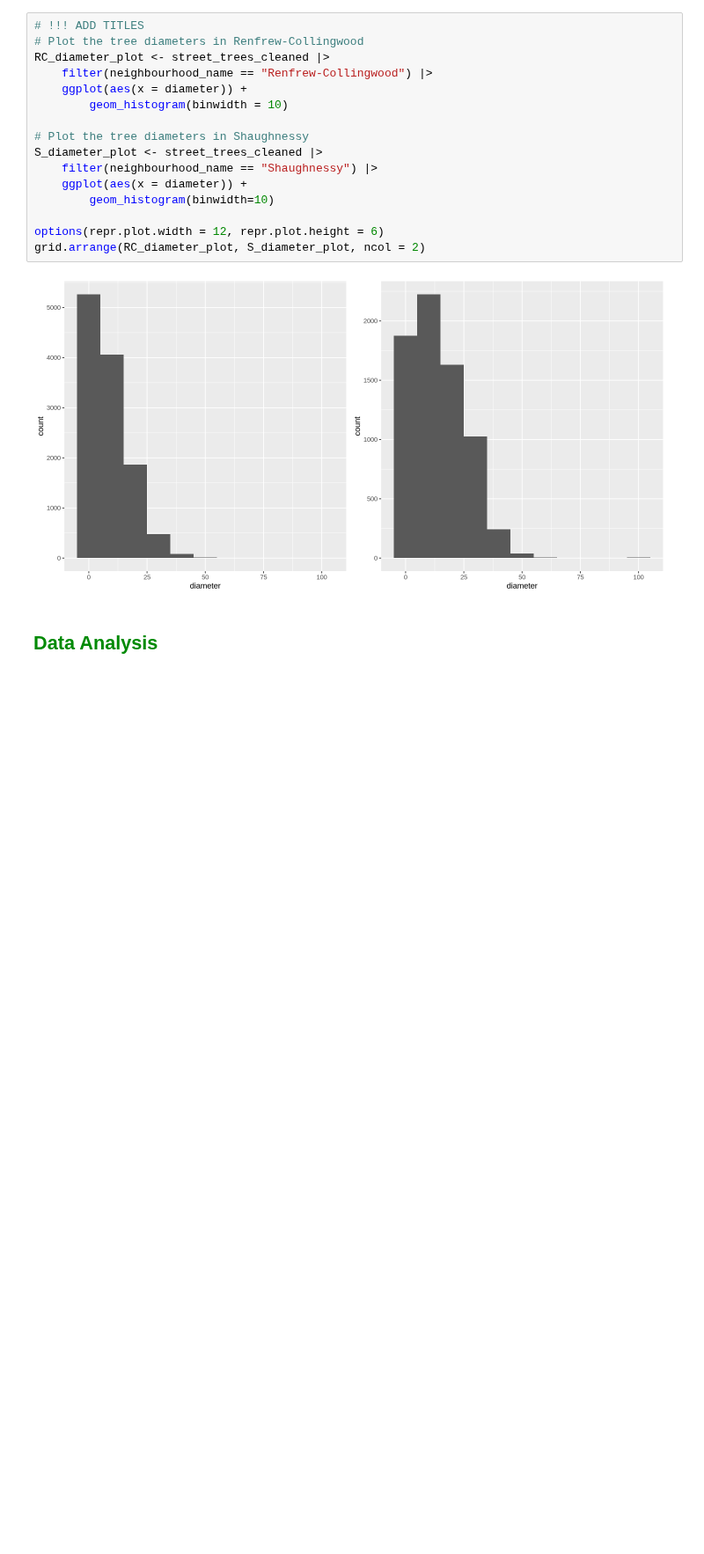
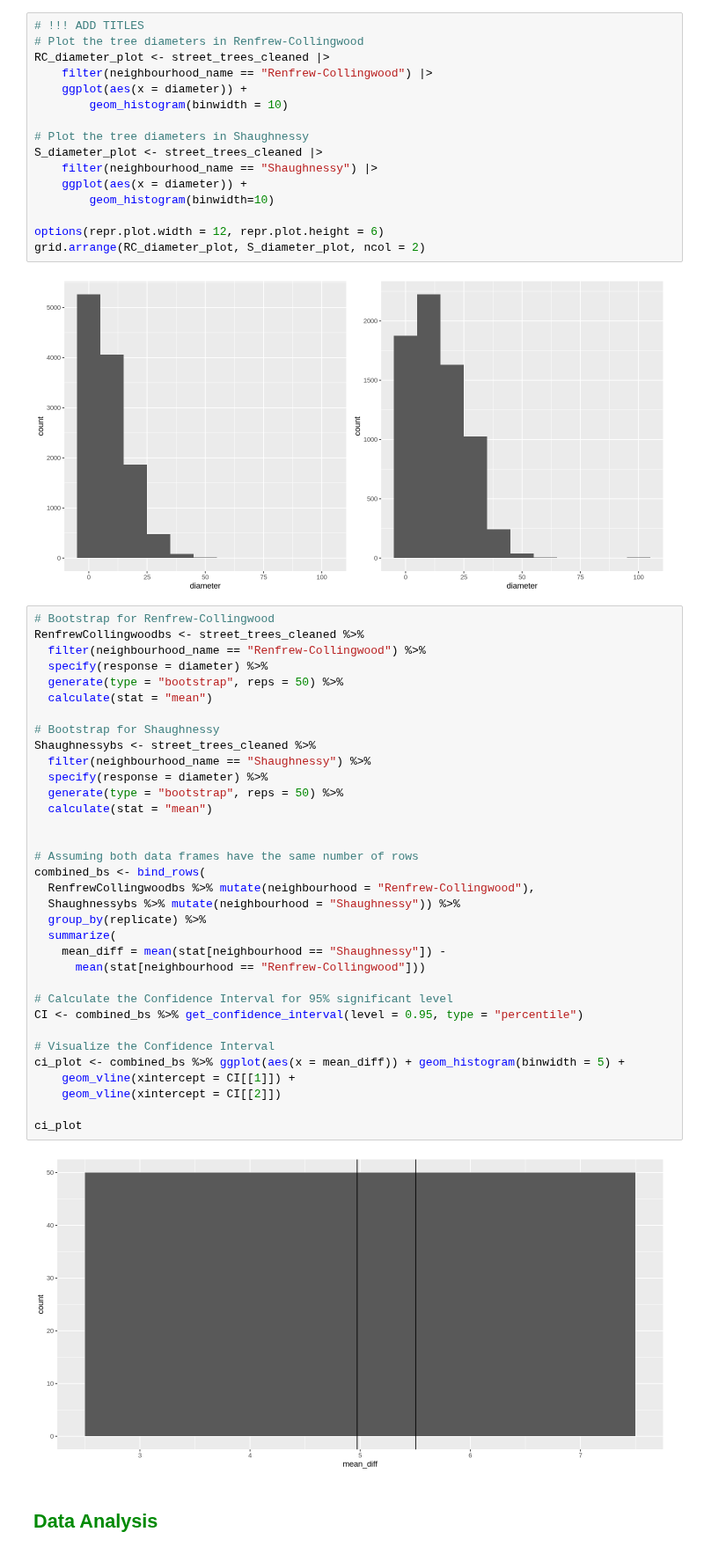
Before and after one commit to eshuaiii/stat-201-2023w1-group-50, a Jupyter notebook: 50_project_report.ipynb, the cells around one changed output. Shown at 88% size. Cells and saved outputs as stored; diff of their text form; blank space fills up the shorter version.

```diff
--- a/50_project_report.ipynb
+++ b/50_project_report.ipynb
@@ -243,6 +243,42 @@ options(repr.plot.width = 12, repr.plot.height = 6)
 grid.arrange(RC_diameter_plot, S_diameter_plot, ncol = 2)
 # %% [output]
 [figure]
+# %%
+# Bootstrap for Renfrew-Collingwood
+RenfrewCollingwoodbs <- street_trees_cleaned %>%
+  filter(neighbourhood_name == "Renfrew-Collingwood") %>%
+  specify(response = diameter) %>%
+  generate(type = "bootstrap", reps = 50) %>%
+  calculate(stat = "mean")
+
+# Bootstrap for Shaughnessy
+Shaughnessybs <- street_trees_cleaned %>%
+  filter(neighbourhood_name == "Shaughnessy") %>%
+  specify(response = diameter) %>%
+  generate(type = "bootstrap", reps = 50) %>%
+  calculate(stat = "mean")
+
+
+# Assuming both data frames have the same number of rows
+combined_bs <- bind_rows(
+  RenfrewCollingwoodbs %>% mutate(neighbourhood = "Renfrew-Collingwood"),
+  Shaughnessybs %>% mutate(neighbourhood = "Shaughnessy")) %>%
+  group_by(replicate) %>%
+  summarize(
+    mean_diff = mean(stat[neighbourhood == "Shaughnessy"]) -
+      mean(stat[neighbourhood == "Renfrew-Collingwood"]))
+
+# Calculate the Confidence Interval for 95% significant level
+CI <- combined_bs %>% get_confidence_interval(level = 0.95, type = "percentile")
+
+# Visualize the Confidence Interval
+ci_plot <- combined_bs %>% ggplot(aes(x = mean_diff)) + geom_histogram(binwidth = 5) +
+    geom_vline(xintercept = CI[[1]]) +
+    geom_vline(xintercept = CI[[2]])
+
+ci_plot
+# %% [output]
+[figure, added]
 # %% [markdown]
 <h2 style="color:#008a05">Data Analysis</h2>
 # %% [markdown]
```
Also changed, not shown: parts of 4 cells of this notebook.
